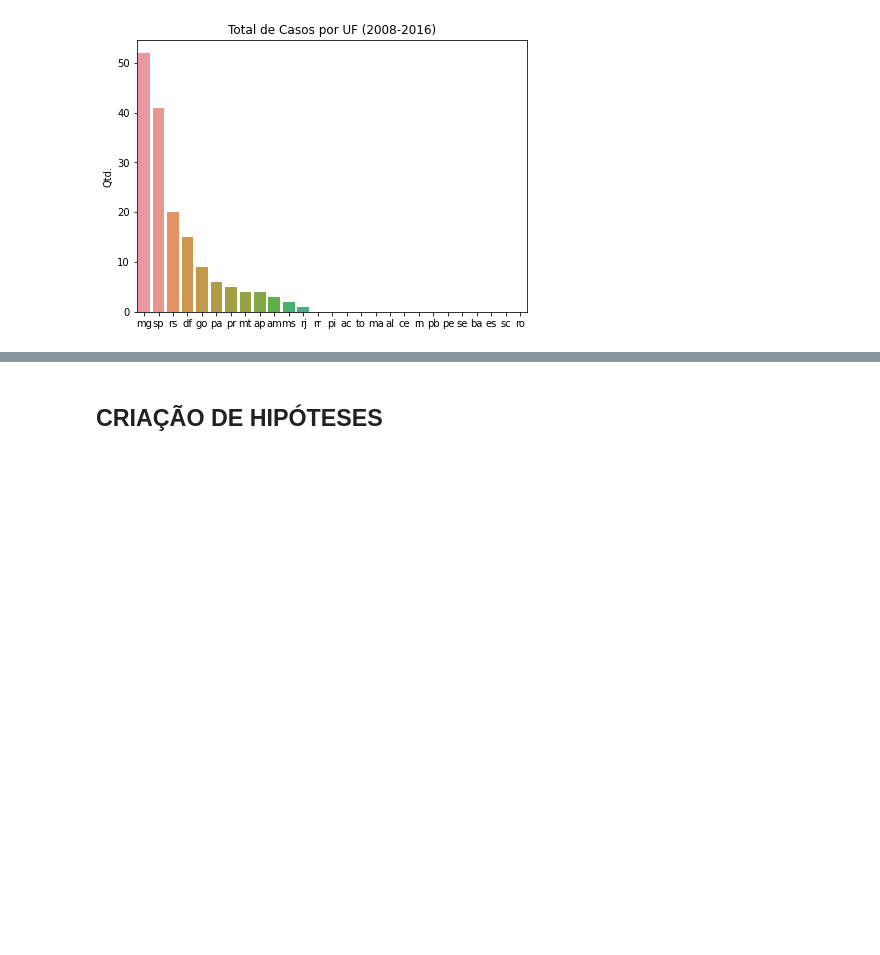
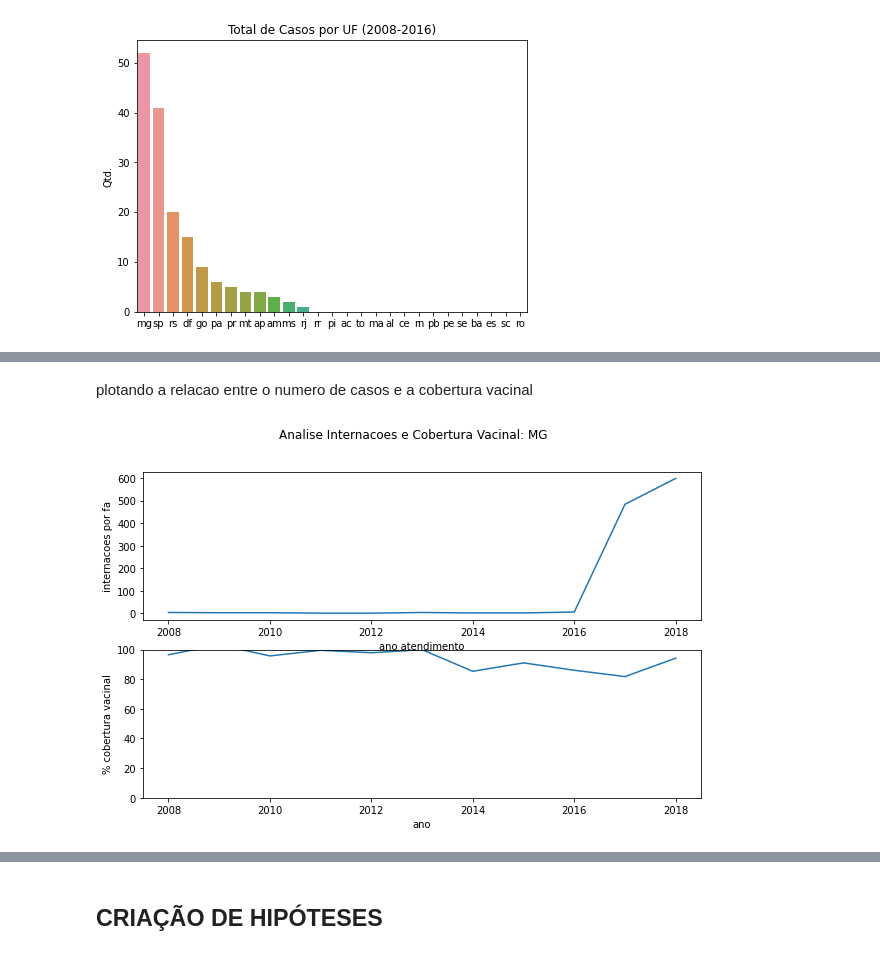
Before and after one commit to itsGab/ds_febre_amarela, a Jupyter notebook: nb-projeto/projeto_modulo2_rascunho.ipynb, the cells around one changed output, grey strips where cells are left out. Saved outputs shown, nothing was run; the diff lists cells and outputs as text; code cells hidden in the pictures; blank space fills up the shorter version.

```diff
--- a/nb-projeto/projeto_modulo2_rascunho.ipynb
+++ b/nb-projeto/projeto_modulo2_rascunho.ipynb
@@ -271,0 +291,18 @@ plt.show()
+# %%
+def plota_internacoes_por_vacinal(uf):
+    f, ax = plt.subplots(2,1, figsize=(10,6))
+    plt.suptitle(f'Analise Internacoes e Cobertura Vacinal: {uf.upper()}')
+
+    sns.lineplot(data=inter_atend, x='ano atendimento', y=uf, ax=ax[0])
+    ax[0].set_ylabel('internacoes por fa')
+
+    sns.lineplot(data=vacinal, x='ano', y=uf, ax=ax[1])
+    ax[1].set_ylim(0, 100)
+    ax[1].set_ylabel('% cobertura vacinal')
+    plt.show()
+# %% [markdown]
+plotando a relacao entre o numero de casos e a cobertura vacinal
+# %%
+plota_internacoes_por_vacinal('mg')
+# %% [output]
+[figure, added]
```
Also changed, not shown: parts of 12 cells of this notebook.
